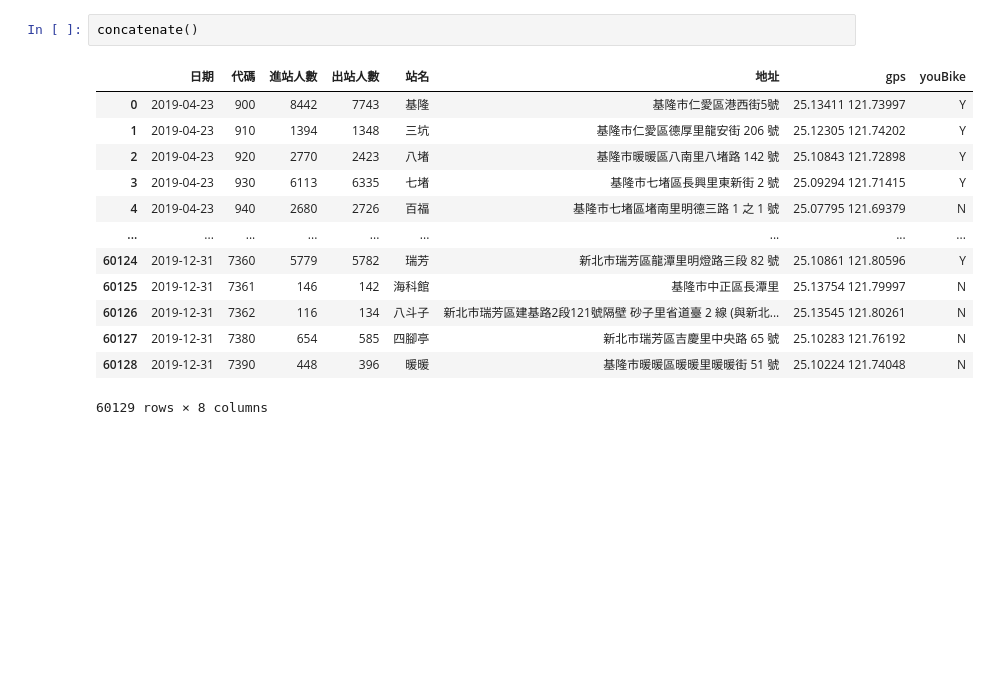
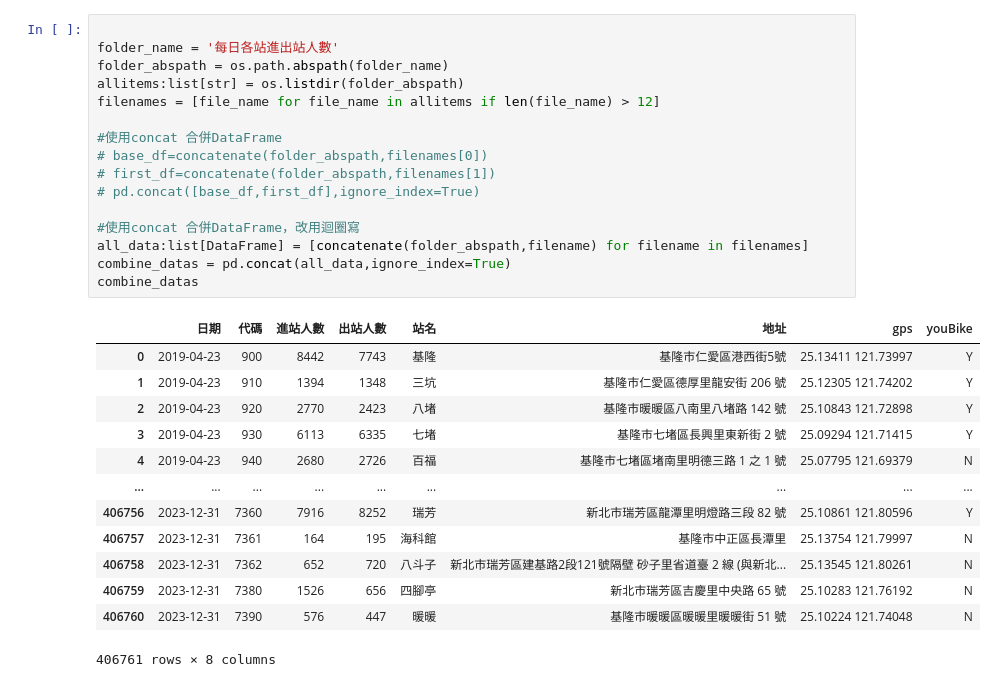
Before and after one commit to futitan/python_analysis, a Jupyter notebook: lesson18/lesson18_3.ipynb, the cells around one changed output. Drawn from its saved outputs; the diff is of its cells as text; blank space fills up the shorter version.

```diff
--- a/lesson18/lesson18_3.ipynb
+++ b/lesson18/lesson18_3.ipynb
@@ -28,18 +62,32 @@ def concatenate()->DataFrame:
     df4['日期'] = pd.to_datetime(df4['日期'].astype(str))
     return df4
 # %%
-concatenate()
+
+folder_name = '每日各站進出站人數'
+folder_abspath = os.path.abspath(folder_name)
+allitems:list[str] = os.listdir(folder_abspath)
+filenames = [file_name for file_name in allitems if len(file_name) > 12]
+
+#使用concat 合併DataFrame
+# base_df=concatenate(folder_abspath,filenames[0])
+# first_df=concatenate(folder_abspath,filenames[1])
+# pd.concat([base_df,first_df],ignore_index=True)
+
+#使用concat 合併DataFrame，改用迴圈寫
+all_data:list[DataFrame] = [concatenate(folder_abspath,filename) for filename in filenames]
+combine_datas = pd.concat(all_data,ignore_index=True)
+combine_datas
 # %% [output]
 |  | 日期 | 代碼 | 進站人數 | 出站人數 | 站名 | 地址 | gps | youBike |
 | 0 | 2019-04-23 | 900 | 8442 | 7743 | 基隆 | 基隆市仁愛區港西街5號 | 25.13411 121.73997 | Y |
 | 1 | 2019-04-23 | 910 | 1394 | 1348 | 三坑 | 基隆市仁愛區德厚里龍安街 206 號 | 25.12305 121.74202 | Y |
 | 2 | 2019-04-23 | 920 | 2770 | 2423 | 八堵 | 基隆市暖暖區八南里八堵路 142 號 | 25.10843 121.72898 | Y |
 | 3 | 2019-04-23 | 930 | 6113 | 6335 | 七堵 | 基隆市七堵區長興里東新街 2 號 | 25.09294 121.71415 | Y |
 | 4 | 2019-04-23 | 940 | 2680 | 2726 | 百福 | 基隆市七堵區堵南里明德三路 1 之 1 號 | 25.07795 121.69379 | N |
 | ... | ... | ... | ... | ... | ... | ... | ... | ... |
-| 60124 | 2019-12-31 | 7360 | 5779 | 5782 | 瑞芳 | 新北市瑞芳區龍潭里明燈路三段 82 號 | 25.10861 121.80596 | Y |
-| 60125 | 2019-12-31 | 7361 | 146 | 142 | 海科館 | 基隆市中正區長潭里 | 25.13754 121.79997 | N |
-| 60126 | 2019-12-31 | 7362 | 116 | 134 | 八斗子 | 新北市瑞芳區建基路2段121號隔壁 砂子里省道臺 2 線 (與新北... | 25.13545 121.80261 | N |
-| 60127 | 2019-12-31 | 7380 | 654 | 585 | 四腳亭 | 新北市瑞芳區吉慶里中央路 65 號 | 25.10283 121.76192 | N |
-| 60128 | 2019-12-31 | 7390 | 448 | 396 | 暖暖 | 基隆市暖暖區暖暖里暖暖街 51 號 | 25.10224 121.74048 | N |
+| 406756 | 2023-12-31 | 7360 | 7916 | 8252 | 瑞芳 | 新北市瑞芳區龍潭里明燈路三段 82 號 | 25.10861 121.80596 | Y |
+| 406757 | 2023-12-31 | 7361 | 164 | 195 | 海科館 | 基隆市中正區長潭里 | 25.13754 121.79997 | N |
+| 406758 | 2023-12-31 | 7362 | 652 | 720 | 八斗子 | 新北市瑞芳區建基路2段121號隔壁 砂子里省道臺 2 線 (與新北... | 25.13545 121.80261 | N |
+| 406759 | 2023-12-31 | 7380 | 1526 | 656 | 四腳亭 | 新北市瑞芳區吉慶里中央路 65 號 | 25.10283 121.76192 | N |
+| 406760 | 2023-12-31 | 7390 | 576 | 447 | 暖暖 | 基隆市暖暖區暖暖里暖暖街 51 號 | 25.10224 121.74048 | N |
-60129 rows × 8 columns
+406761 rows × 8 columns
```
Also changed, not shown: parts of 10 cells of this notebook, 1 other file.
